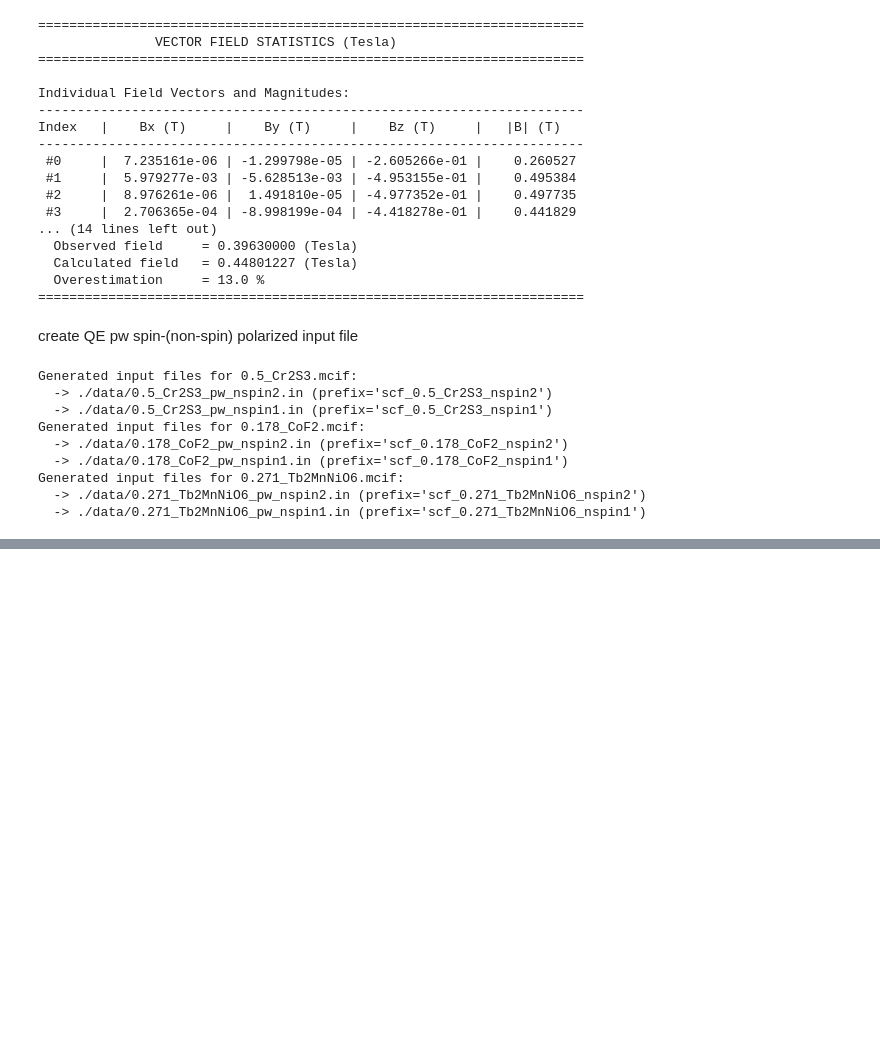
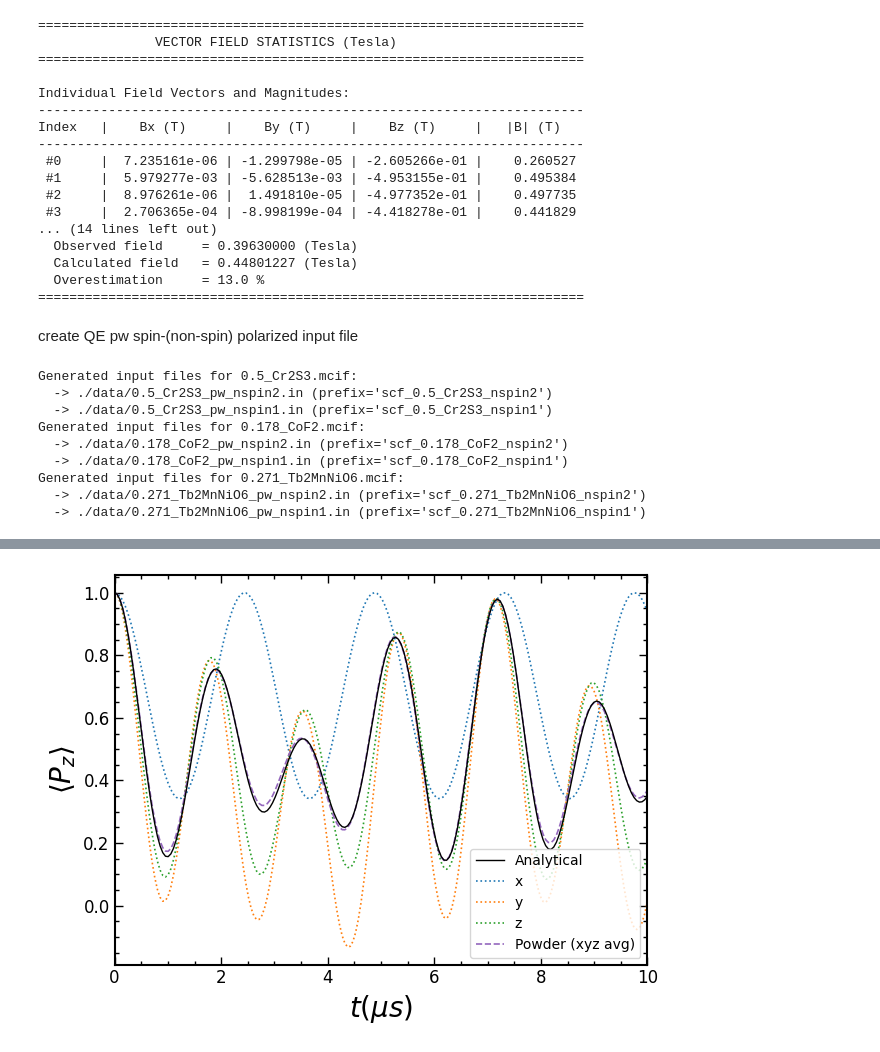
Before and after one commit to jazmaryphy/muonscripts, a Jupyter notebook: examples/io_load.ipynb, the cells around one changed output, grey strips where cells are left out. Drawn from its saved outputs; the diff is of its cells as text; code cells hidden in the pictures; blank space fills up the shorter version.

Commit message:
add undi signal

```diff
--- a/examples/io_load.ipynb
+++ b/examples/io_load.ipynb
@@ -746,0 +851,16 @@ Generated input files for 0.271_Tb2MnNiO6.mcif:
+# %%
+signal_FmuF_y = get_signal(
+    neighbors=neighbors,
+    tlist=tlist,
+
+    # celio options
+    k=k,
+    nrep=nrep,
+    algorithm='fast',
+    log_level='',  # 'warn', 'info'
+    single_precision=True,
+
+    # method options
+    method="single",
+    orientation=[0, 1, 0]
+)
@@ -746,0 +902,55 @@ Generated input files for 0.271_Tb2MnNiO6.mcif:
+# %%
+fig, ax = plt.subplots(1,1)
+
+# ax.plot(tlist_us, FmuF(tlist, r), color='k', label=r'Analytical', linestyle='-')
+
+# ax.plot(tlist_us, signal_FmuF_x, label='x', linestyle='-.')
+# ax.plot(tlist_us, signal_FmuF_y, label='y', linestyle='--')
+# ax.plot(tlist_us, signal_FmuF_z, label='z', linestyle=':')
+
+# ax.plot(tlist_us, (signal_FmuF_x+signal_FmuF_y+signal_FmuF_z)/3, label='Powder', linestyle='--')
+
+# ax.plot(tlist_us, signal_FmuF_xyz, label='Powder (xyz)', linestyle='-.')
+# ax.plot(tlist_us, signal_FmuF_zcw, label='Powder (zcw)', linestyle='-.')
+
+# Reference curve (Solid black, prominent width)
+ax.plot(
+    tlist_us, FmuF(tlist, r),
+    color='black', label='Analytical', ls='-', lw=1.0, zorder=5
+)
+
+# Individual directional axes (x, y, z) — subtle colors, thin dashed/dotted
+ax.plot(tlist_us, signal_FmuF_x, label='x', color='#1f77b4', ls=':', lw=1.2)
+ax.plot(tlist_us, signal_FmuF_y, label='y', color='#ff7f0e', ls=':', lw=1.2)
+ax.plot(tlist_us, signal_FmuF_z, label='z', color='#2ca02c', ls=':', lw=1.2)
+
+# Powder averages — distinct dash patterns and medium weight
+ax.plot(
+    tlist_us, (signal_FmuF_x + signal_FmuF_y + signal_FmuF_z) / 3,
+    label='Powder (xyz avg)', color='#9467bd', ls='--', lw=1.2
+)
+# ax.plot(
+#     tlist_us, signal_FmuF_xyz,
+#     label='Powder (xyz)', color='#9467bd', ls='-.', linewidth=1.2
+# )
+# ax.plot(
+#     tlist_us, signal_FmuF_zcw,
+#     label='Powder (zcw)', color='#d62728', ls=(0, (3, 1, 1, 1)), lw=1.2
+# )
+
+
+ax.legend()
+fancy_style_axes(ax)
+
+ax.set_xlabel(r'$t (\mu s)$', fontsize=20)
+ax.set_ylabel(r'$\left<P_z\right>$', fontsize=20)
+
+ax.set_xlim([0, 10])
+
+plt.tight_layout()
+figname='FmuF_signal.png'
+figname=os.path.join(dpath, figname)
+plt.savefig(figname)
+plt.show()
+# %% [output]
+[figure, added]
```
Also changed, not shown: parts of 10 cells of this notebook, 31 other files.
